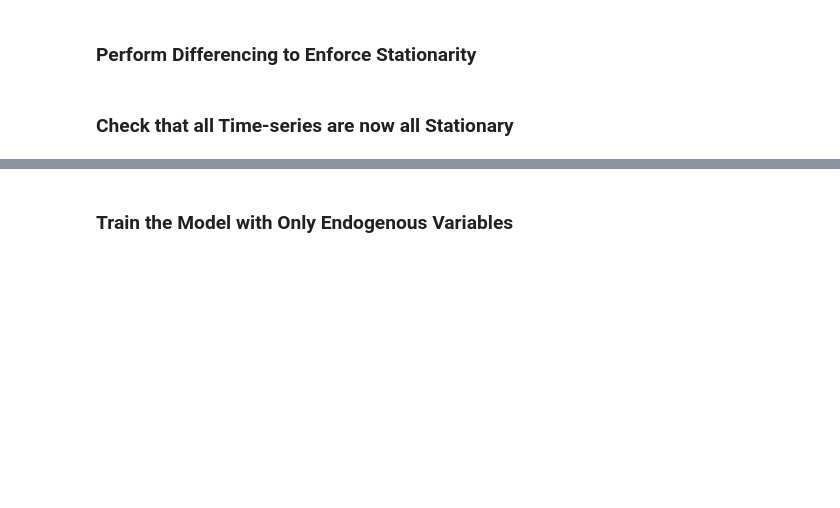
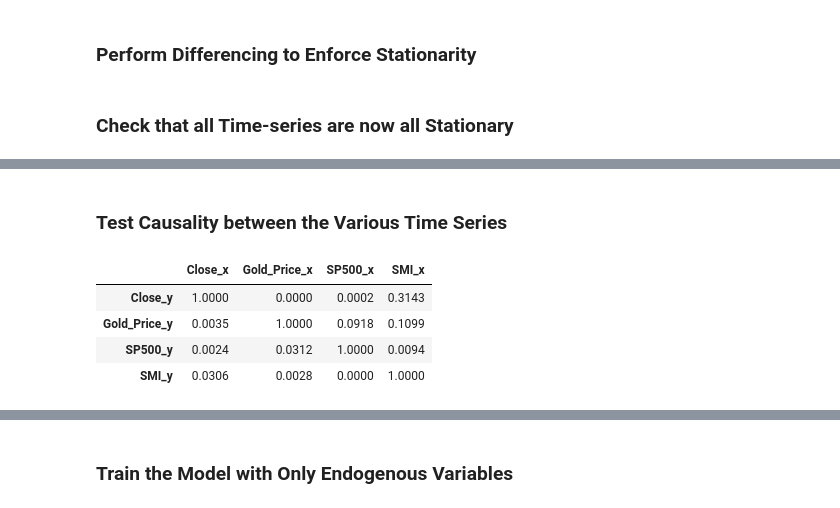
Before and after one commit to jdannem6/ML_Forex_Forecasting, a Jupyter notebook: USD_CHF_VARIMA.ipynb, the cells around one changed output, grey strips where cells are left out. Cells and saved outputs as stored; diff of their text form; code cells hidden in the pictures; blank space fills up the shorter version.

Commit message:
Notebook internal data changes

```diff
--- a/USD_CHF_VARIMA.ipynb
+++ b/USD_CHF_VARIMA.ipynb
@@ -180,3 +142,36 @@ for col_name in merged_dataset.columns:
 P-value: 0.10558
 P-value exceeds 0.05. There is insufficient evidence to reject the null hypothesis.
 Provided Time-Series Assumed Non-Stationary
+# %% [markdown]
+### Test Causality between the Various Time Series
+# %%
+def grangers_causation_matrix(data, variables, maxlag = 15, test='ssr_chi2test', verbose=False):
+    """Check Granger Causality of all possible combinations of the Time series.
+    The rows are the response variable, columns are predictors. The values in the table
+    are the P-Values. P-Values lesser than the significance level (0.05), implies
+    the Null Hypothesis that the coefficients of the corresponding past values is
+    zero, that is, the X does not cause Y can be rejected.
+
+    data      : pandas dataframe containing the time series variables
+    variables : list containing names of the time series variables.
+    """
+    df = pd.DataFrame(np.zeros((len(variables), len(variables))), columns=variables, index=variables)
+    for c in df.columns:
+        for r in df.index:
+            test_result = grangercausalitytests(data[[r, c]], maxlag=maxlag, verbose=False)
+            p_values = [round(test_result[i+1][0][test][1],4) for i in range(maxlag)]
+            if verbose: print(f'Y = {r}, X = {c}, P Values = {p_values}')
+            min_p_value = np.min(p_values)
+            df.loc[r, c] = min_p_value
+    df.columns = [var + '_x' for var in variables]
+    df.index = [var + '_y' for var in variables]
+    return df
+# %%
+diff_no_date= diff_entire.drop(["Date"], axis=1)
+grangers_causation_matrix(diff_no_date, variables = diff_no_date.columns)
+# %% [output]
+|  | Close_x | Gold_Price_x | SP500_x | SMI_x |
+| Close_y | 1.0000 | 0.0000 | 0.0002 | 0.3143 |
+| Gold_Price_y | 0.0035 | 1.0000 | 0.0918 | 0.1099 |
+| SP500_y | 0.0024 | 0.0312 | 1.0000 | 0.0094 |
+| SMI_y | 0.0306 | 0.0028 | 0.0000 | 1.0000 |
```
Also changed, not shown: parts of 32 cells of this notebook.
